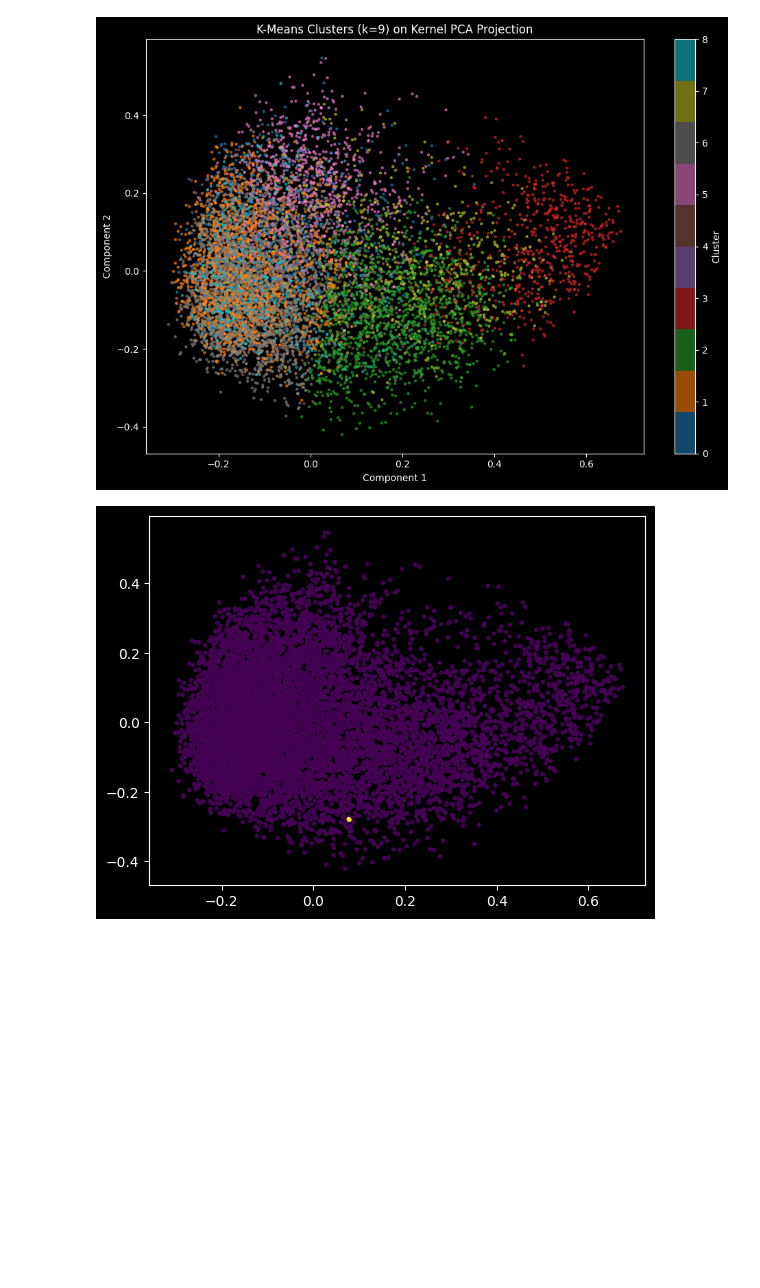
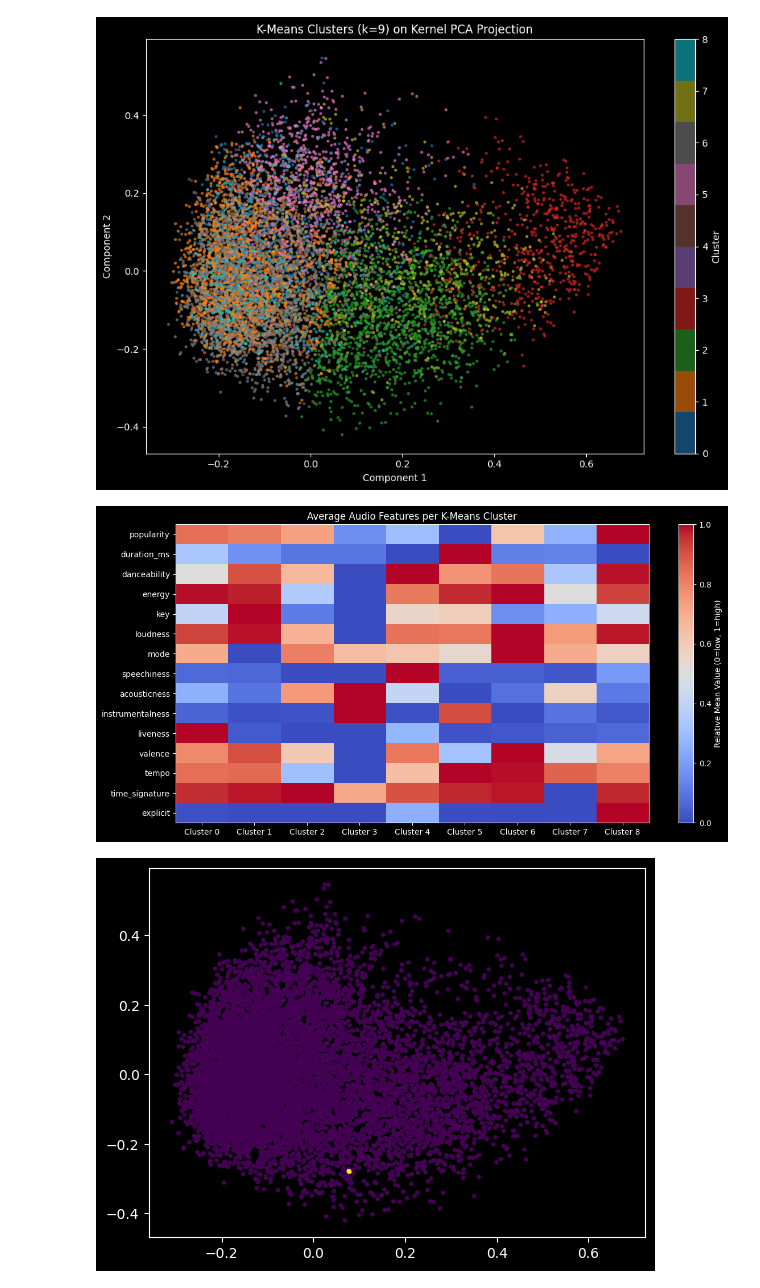
Before and after one commit to ArkhamTitan/CSCI_347-Mini-Projects-Group_17, a Jupyter notebook: Final Project/FinalProject.ipynb, the cells around one changed output. Cells and saved outputs as stored; diff of their text form; code cells hidden in the pictures; blank space fills up the shorter version.

Commit message:
Implemented Heat Map for K-Means

```diff
--- a/Final Project/FinalProject.ipynb
+++ b/Final Project/FinalProject.ipynb
@@ -179,4 +192,21 @@ plt.tight_layout()
 plt.show()
 # %% [output]
 [figure]
+# %%
+cluster_profiles = df.groupby("kmeans_cluster")[features].mean()
+
+# Normalize across each feature (column), not each cluster (row)
+cluster_profiles_normalized = (cluster_profiles - cluster_profiles.min()) / (cluster_profiles.max() - cluster_profiles.min())
+
+# Heatmap of Average Audio Features per K-Means Cluster
+plt.figure(figsize=(12, 6))
+plt.imshow(cluster_profiles_normalized.T, aspect="auto", cmap="coolwarm")
+plt.colorbar(label="Relative Mean Value (0=low, 1=high)")
+plt.xticks(range(9), [f"Cluster {i}" for i in range(9)])
+plt.yticks(range(len(features)), features)
+plt.title("Average Audio Features per K-Means Cluster")
+plt.tight_layout()
+plt.show()
+# %% [output]
+[figure, added]
 # %%
```
Also changed, not shown: parts of 6 cells of this notebook.
